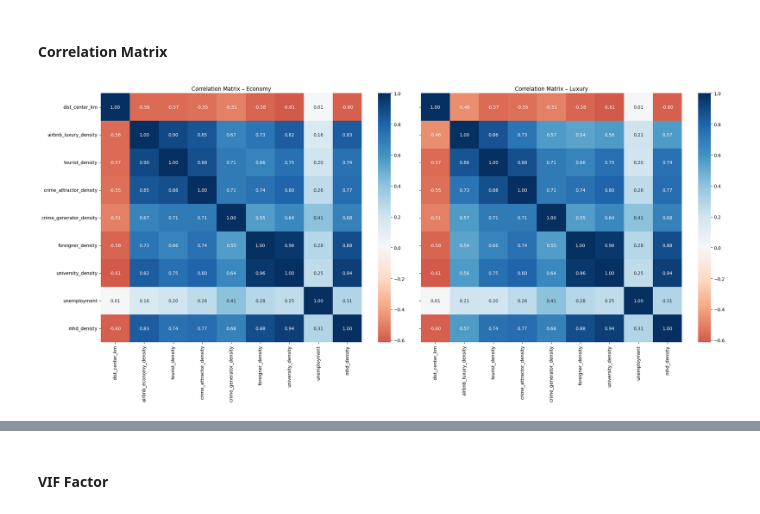
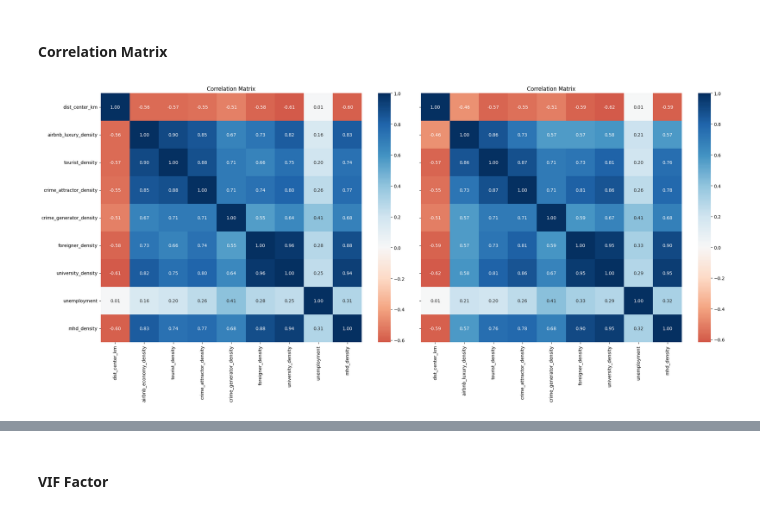
Before and after one commit to OiKek/SAN, a Jupyter notebook: src/exploratory-data-analysis.ipynb, the cells around one changed output, grey strips where cells are left out. Saved outputs shown, nothing was run; the diff lists cells and outputs as text; code cells hidden in the pictures.

```diff
--- a/src/exploratory-data-analysis.ipynb
+++ b/src/exploratory-data-analysis.ipynb
@@ -161,6 +156,7 @@ X_no_outliers = X_no_outliers.drop([30, 34, 39])
+# %%
+X_no_outliers_e = X_no_outliers_e.drop([30, 34, 39])
+X_no_outliers_l = X_no_outliers_l.drop([30, 34, 39])
 # %%
-# switch to GLM function for more convanient feature transformation
-
 formula = ('np.log1p(crime_density) ~ dist_center_km + I(dist_center_km**2) + '
            'airbnb_economy_density + tourist_density + '
            'crime_attractor_density + crime_generator_density + '
@@ -168,7 +164,7 @@ formula = ('np.log1p(crime_density) ~ dist_center_km + I(dist_center_km**2) + '
 
 glm_log_economy = smf.glm(
     formula=formula,
-    data=X_no_outliers,
+    data=X_no_outliers_e,
     family=sm.families.InverseGaussian()
 ).fit()
 
@@ -201,7 +197,7 @@ formula = ('np.log1p(crime_density) ~ dist_center_km + I(dist_center_km**2) + '
 
 glm_log_luxury = smf.glm(
     formula=formula,
-    data=X_no_outliers,
+    data=X_no_outliers_l,
     family=sm.families.InverseGaussian()
 ).fit()
 
@@ -294,39 +281,35 @@ features_economy = ['dist_center_km', 'airbnb_economy_density', 'tourist_density
             'crime_attractor_density', 'crime_generator_density',
             'foreigner_density', 'university_density', 'unemployment', 'mhd_density']
 
-corr_matrix_economy = X_no_outliers[features_economy].corr()
+corr_matrix_economy = X_no_outliers_e[features_economy].corr()
 
 features_luxury = ['dist_center_km', 'airbnb_luxury_density', 'tourist_density',
             'crime_attractor_density', 'crime_generator_density',
             'foreigner_density', 'university_density', 'unemployment', 'mhd_density']
 
-corr_matrix_luxury = X_no_outliers[features_luxury].corr()
+corr_matrix_luxury = X_no_outliers_l[features_luxury].corr()
 # %%
-fig, axes = plt.subplots(1, 2, figsize=(22, 10), sharey=True)
+def corr_mtx_plt(corr_matrix_1, corr_matrix_2):
 
-# economy
-sns.heatmap(
-    corr_matrix_economy,
-    annot=True,
-    cmap='RdBu',
-    center=0,
-    fmt=".2f",
-    ax=axes[0]
-)
-axes[0].set_title("Correlation Matrix – Economy")
+    def _corr_mtx_plt(corr_matrix, _ax=0):
+        sns.heatmap(
+            corr_matrix,
+            annot=True,
+            cmap='RdBu',
+            center=0,
+            fmt=".2f",
+            ax=axes[_ax]
+        )
+        axes[_ax].set_title("Correlation Matrix")
 
-# luxury
-sns.heatmap(
-    corr_matrix_luxury,
-    annot=True,
-    cmap='RdBu',
-    center=0,
-    fmt=".2f",
-    ax=axes[1]
-)
-axes[1].set_title("Correlation Matrix – Luxury")
+    _, axes = plt.subplots(1, 2, figsize=(22, 10), sharey=True)
 
-plt.tight_layout()
-plt.show()
+    _corr_mtx_plt(corr_matrix_1, _ax=0)
+    _corr_mtx_plt(corr_matrix_2, _ax=1)
+
+    plt.tight_layout()
+    plt.show()
+
+corr_mtx_plt(corr_matrix_economy, corr_matrix_luxury)
 # %% [output]
-[figure, old version]
+[figure, new version]
```
Also changed, not shown: parts of 33 cells of this notebook, 2 other files.
